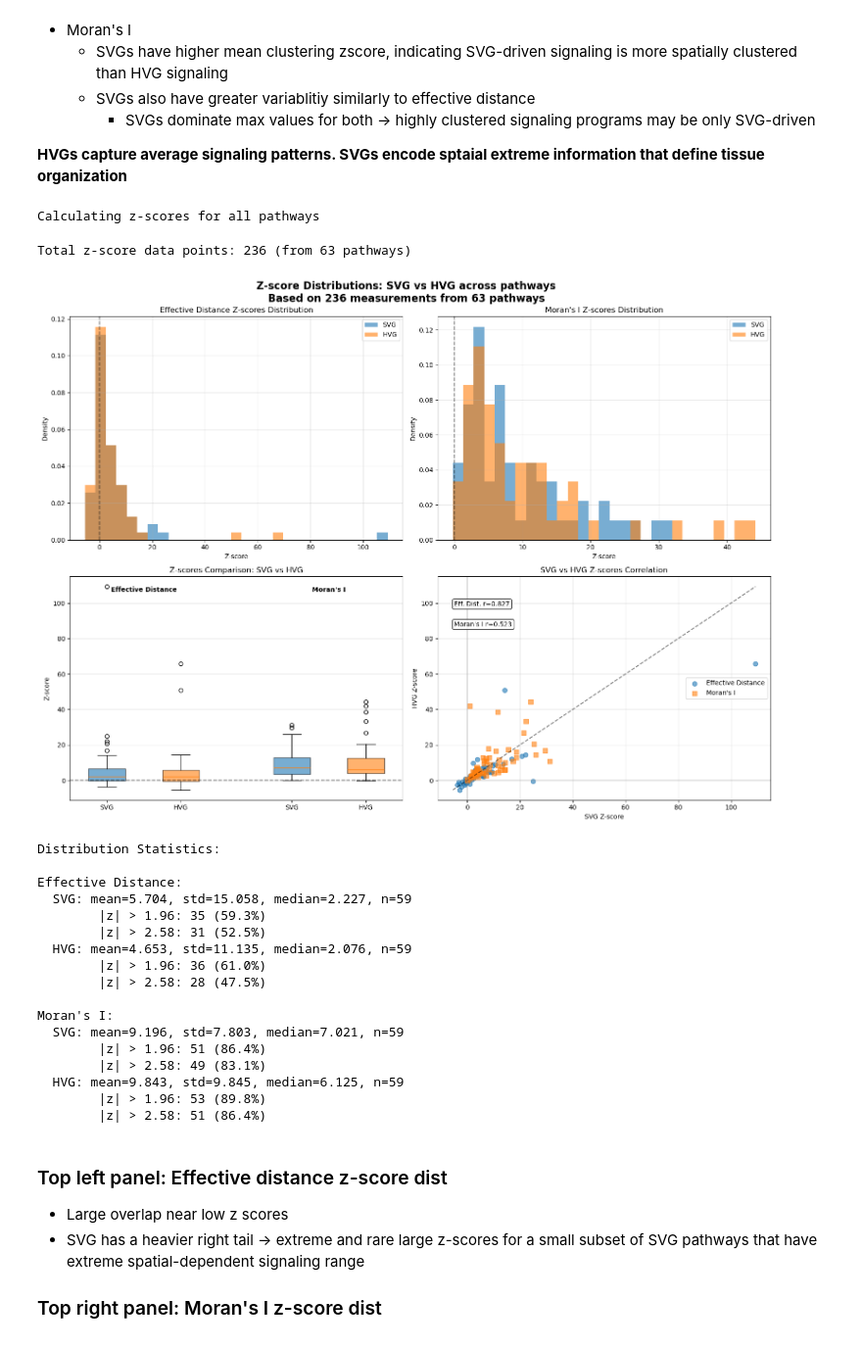
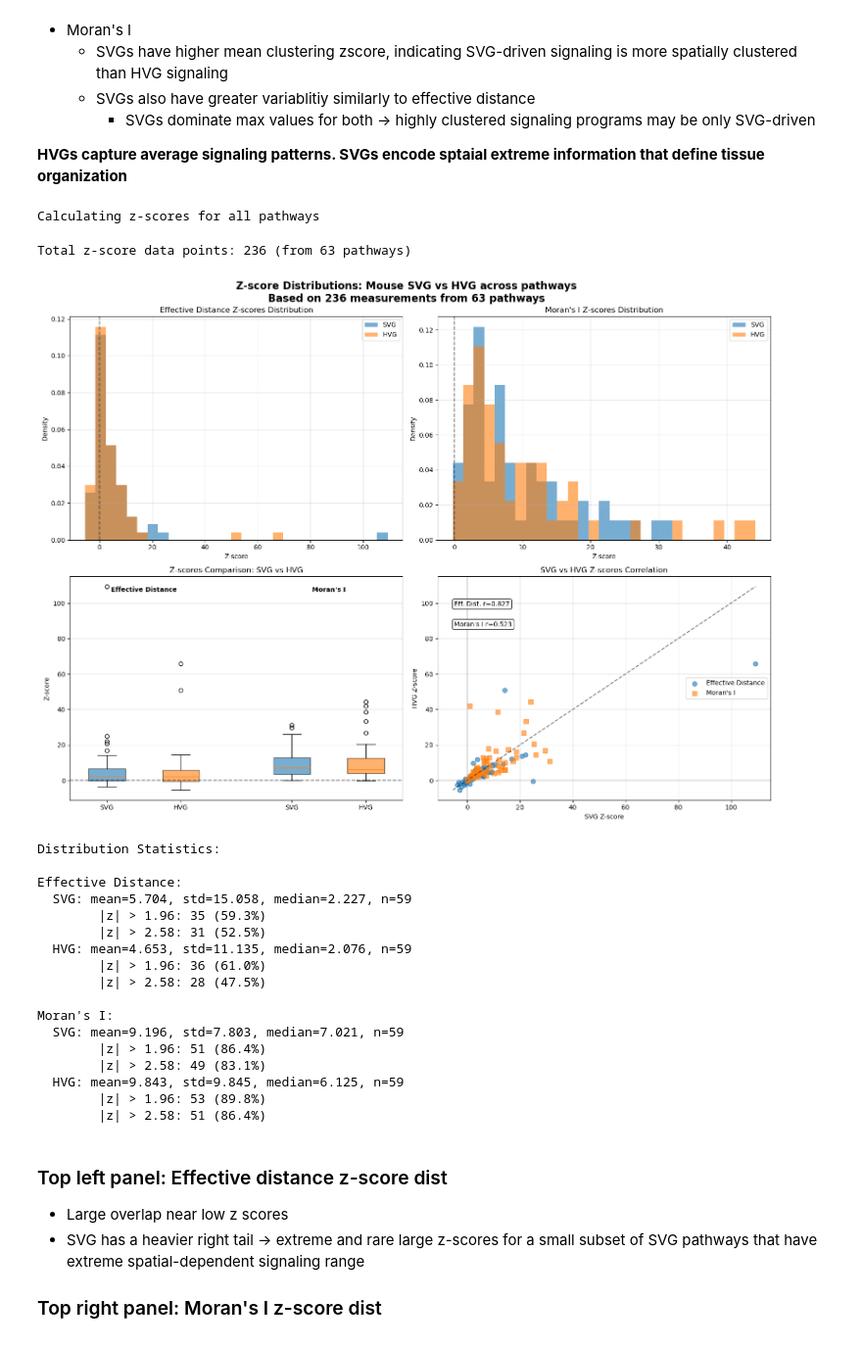
Before and after one commit to emilyekstrum/zhangLab_Rotation, a Jupyter notebook: notebooks/COMMOT_notebooks/mouse_COMMOT_figs.ipynb, the cells around one changed output. Shown at 98% size. Cells and saved outputs as stored; diff of their text form; code cells hidden in the pictures.

```diff
--- a/notebooks/COMMOT_notebooks/mouse_COMMOT_figs.ipynb
+++ b/notebooks/COMMOT_notebooks/mouse_COMMOT_figs.ipynb
@@ -516,7 +516,7 @@ else:
                 ax.set_ylim(y_min - y_margin, y_max + y_margin)
 
     fig.suptitle(
-        'Z-scores for Top 5 Pathways: SVG vs HVG\n'
+        'Z-scores for Top 5 Pathways: Mouse SVG vs HVG\n'
         'Z-score = (real - null_mean) / null_std',
         fontsize=16,
         fontweight='bold',
@@ -767,39 +767,39 @@ if len(all_z_df_clean) > 0:
                        bbox=dict(boxstyle="round,pad=0.3", facecolor="white", alpha=0.8))
 
     fig.suptitle(
-        'Z-score Distributions: SVG vs HVG across pathways\n'
+        'Z-score Distributions: Mouse SVG vs HVG across pathways\n'
         f'Based on {len(all_z_df_clean)} measurements from {len(common_keys)} pathways',
         fontsize=16,
         fontweight='bold',
         y=0.98
     )
 
     plt.tight_layout()
     plt.show()
 
     # statistical summary
     print("\nDistribution Statistics:")
 
     for metric in ['Effective Distance', "Moran's I"]:
         print(f"\n{metric}:")
         metric_data = all_z_df_clean[all_z_df_clean['metric'] == metric]
 
         for method in ['SVG', 'HVG']:
             method_data = metric_data[metric_data['method'] == method]['z_score']
             if len(method_data) > 0:
                 print(f"  {method}: mean={method_data.mean():.3f}, std={method_data.std():.3f}, "
                      f"median={method_data.median():.3f}, n={len(method_data)}")
                 print(f"        |z| > 1.96: {(np.abs(method_data) > 1.96).sum()} "
                      f"({(np.abs(method_data) > 1.96).mean()*100:.1f}%)")
                 print(f"        |z| > 2.58: {(np.abs(method_data) > 2.58).sum()} "
                      f"({(np.abs(method_data) > 2.58).mean()*100:.1f}%)")
 
 else:
     print("No valid z-scores available for distribution plotting.")
 # %% [output]
 Calculating z-scores for all pathways
 Total z-score data points: 236 (from 63 pathways)
-[figure, old version]
+[figure, new version]
 Distribution Statistics:
 
 Effective Distance:
```
Also changed, not shown: parts of 4 cells of this notebook, 1 other file.
